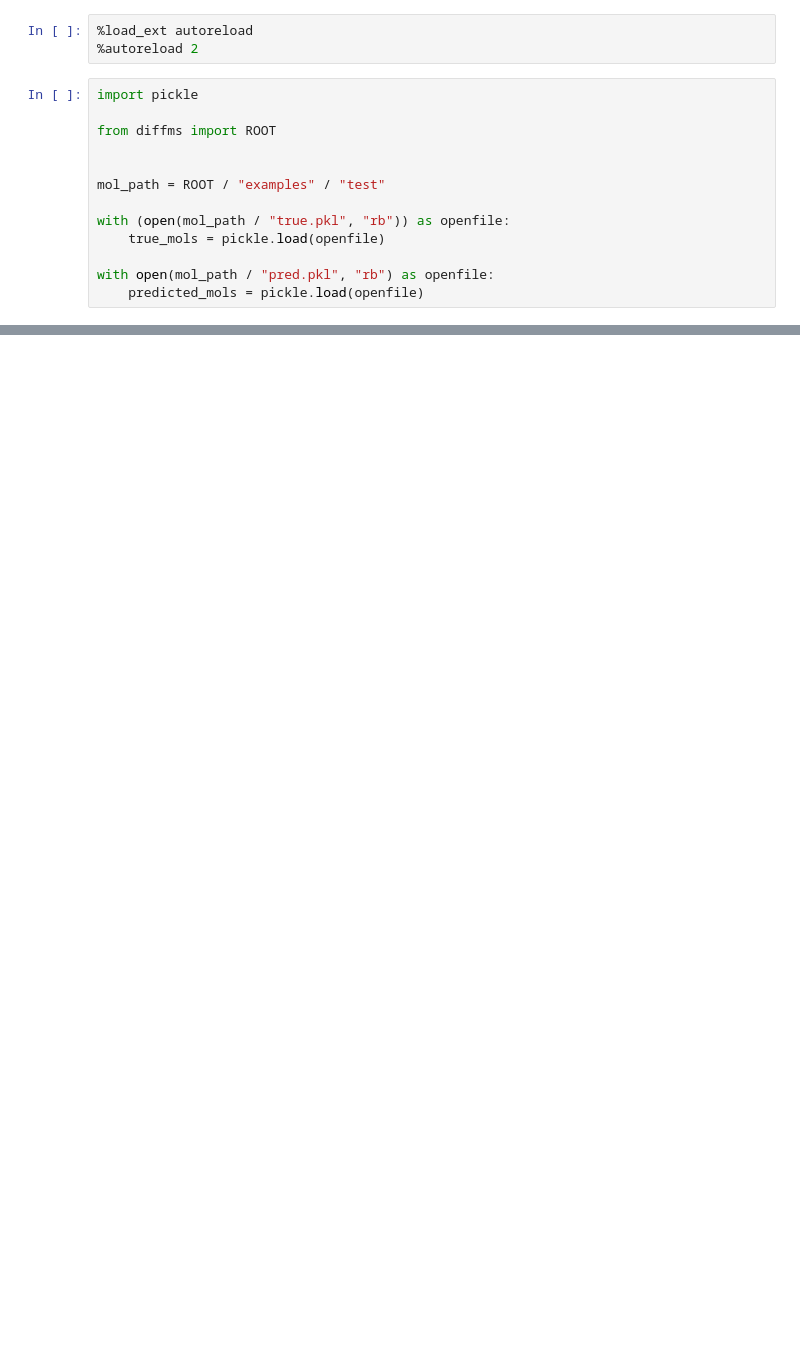
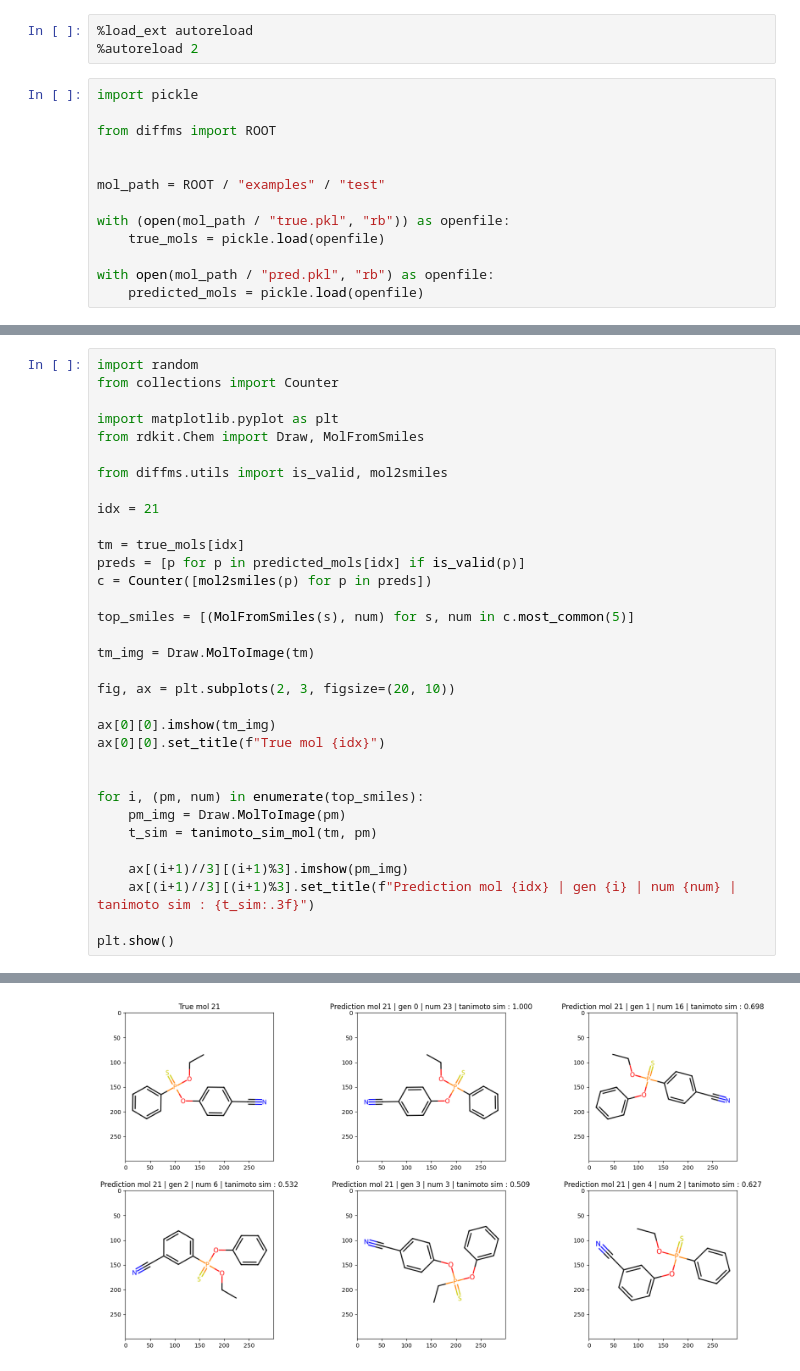
Before and after one commit to etienneguevel/DiffMs, a Jupyter notebook: notebooks/visualize_mols.ipynb, the cells around one changed output, grey strips where cells are left out. Drawn from its saved outputs; the diff is of its cells as text; blank space fills up the shorter version.

```diff
--- a/notebooks/visualize_mols.ipynb
+++ b/notebooks/visualize_mols.ipynb
@@ -16,0 +43,34 @@ with open(mol_path / "pred.pkl", "rb") as openfile:
+# %%
+import random
+from collections import Counter
+
+import matplotlib.pyplot as plt
+from rdkit.Chem import Draw, MolFromSmiles
+
+from diffms.utils import is_valid, mol2smiles
+
+idx = 21
+
+tm = true_mols[idx]
+preds = [p for p in predicted_mols[idx] if is_valid(p)]
+c = Counter([mol2smiles(p) for p in preds])
+
+top_smiles = [(MolFromSmiles(s), num) for s, num in c.most_common(5)]
+
+tm_img = Draw.MolToImage(tm)
+
+fig, ax = plt.subplots(2, 3, figsize=(20, 10))
+
+ax[0][0].imshow(tm_img)
+ax[0][0].set_title(f"True mol {idx}")
+
+
+for i, (pm, num) in enumerate(top_smiles):
+    pm_img = Draw.MolToImage(pm)
+    t_sim = tanimoto_sim_mol(tm, pm)
+
+    ax[(i+1)//3][(i+1)%3].imshow(pm_img)
+    ax[(i+1)//3][(i+1)%3].set_title(f"Prediction mol {idx} | gen {i} | num {num} | tanimoto sim : {t_sim:.3f}")
+
+plt.show()
+# %% [output]
@@ -17,2 +82,3 @@ with open(mol_path / "pred.pkl", "rb") as openfile:
+[figure, added]
 # %%
 import random
```
Also changed, not shown: parts of 3 cells of this notebook, 1 other file.
